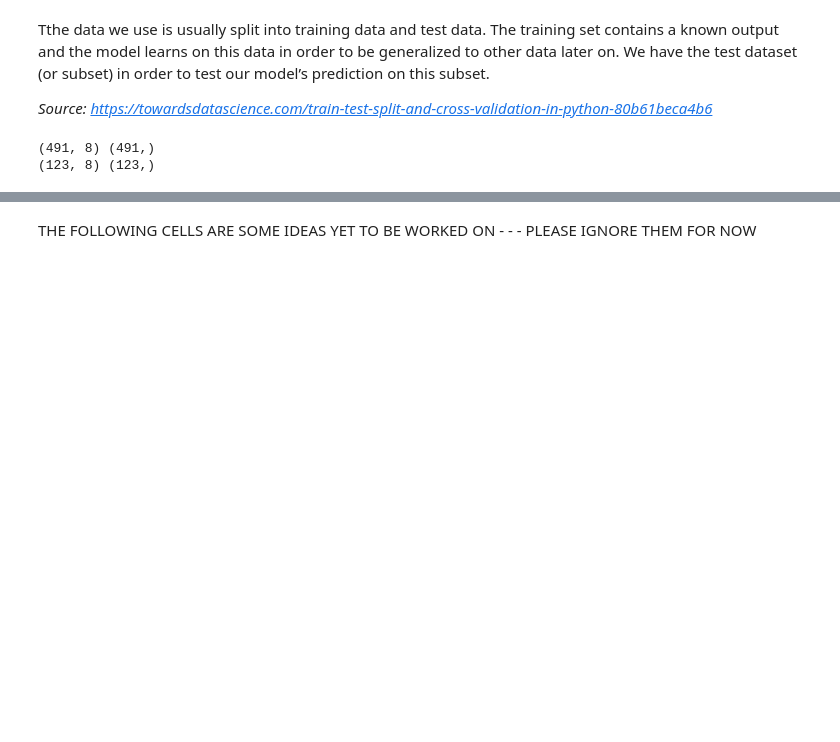
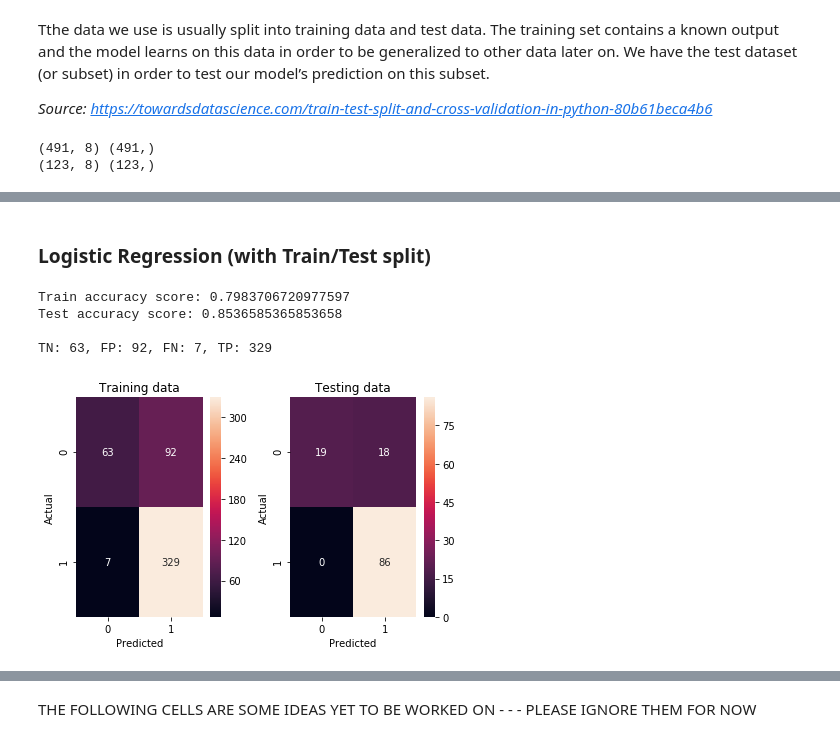
Before and after one commit to Buidex/loan_prediction_AnalyticsVidhya, a Jupyter notebook: Loan Prediction III - Analytics Vidhya.ipynb, the cells around one changed output, grey strips where cells are left out. Cells and saved outputs as stored; diff of their text form; code cells hidden in the pictures; blank space fills up the shorter version.

```diff
--- a/Loan Prediction III - Analytics Vidhya.ipynb
+++ b/Loan Prediction III - Analytics Vidhya.ipynb
@@ -830,6 +830,6 @@ Onto the next step, let's separate the variables we will use and the target one
 X = train_dummies[['Credit_History_Yes', 'Married_Yes', 'Education_Not Graduate', 'Property_Area_Semiurban',
                    'Property_Area_Urban','Dependents_1', 'Dependents_2', 'Dependents_3+']]
 # The target variable
-Y = train_dummies['Loan_Status_Y']
+y = train_dummies['Loan_Status_Y']
 # %% [markdown]
 ## Train/Test Split
@@ -843,7 +845,7 @@ from sklearn.model_selection import train_test_split
 # Create training and testing variables
 
 # 80% of all the data will be used for training the model, while the other 20% for testing it
-X_train, X_test, y_train, y_test = train_test_split(X, Y, test_size=0.2)
+X_train, X_test, y_train, y_test = train_test_split(X, y, test_size=0.2)
 
 print(X_train.shape, y_train.shape)
 print(X_test.shape, y_test.shape)
@@ -854,0 +890,34 @@ Now it is time to fit the models on the training data and then try to predict th
+# %% [markdown]
+### Logistic Regression (with Train/Test split)
+# %%
+from sklearn.linear_model import LogisticRegression
+from sklearn.metrics import accuracy_score, precision_score, f1_score, confusion_matrix
+
+logreg = LogisticRegression()
+logreg.fit(X_train, y_train)
+y_pred = logreg.predict(X_train)
+print('Train accuracy score:',accuracy_score(y_train, y_pred))
+print('Test accuracy score:', accuracy_score(y_test, logreg.predict(X_test)))
+
+# Compute confusion matrix to evaluate the accuracy of a classification
+tn, fp, fn, tp = confusion_matrix(y_train, y_pred).ravel() # ravel() returns a 1-D array, containing the elements of the input, is returned
+print("\nTN: %d, FP: %d, FN: %d, TP: %d" % (tn, fp, fn, tp))
+
+# 3 rows, 2 columns, 1st graph (and so on)...
+plt.subplot(1, 2, 1)
+confusion_matrix_train = pd.crosstab(y_train, y_pred, rownames=['Actual'], colnames=['Predicted'])
+sns.heatmap(confusion_matrix_train, annot=True, fmt='d')
+plt.title('Training data')
+
+plt.subplot(1, 2, 2)
+confusion_matrix_test = pd.crosstab(y_test, logreg.predict(X_test), rownames=['Actual'], colnames=['Predicted'])
+sns.heatmap(confusion_matrix_test, annot=True, fmt='d')
+plt.title('Testing data')
+
+plt.tight_layout()
+# %% [output]
+Train accuracy score: 0.7983706720977597
+Test accuracy score: 0.8536585365853658
+
+TN: 63, FP: 92, FN: 7, TP: 329
+[figure, added]
```
Also changed, not shown: parts of 15 cells of this notebook.
